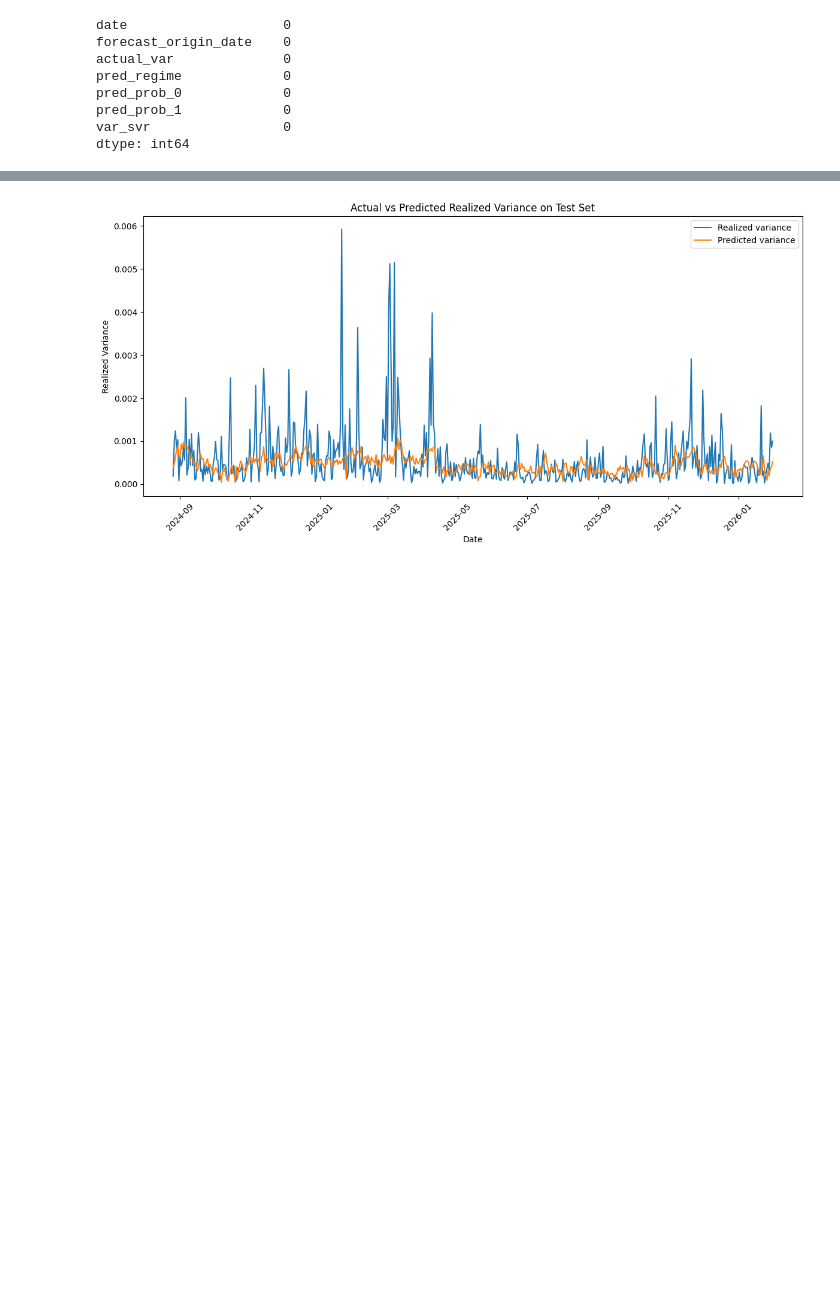
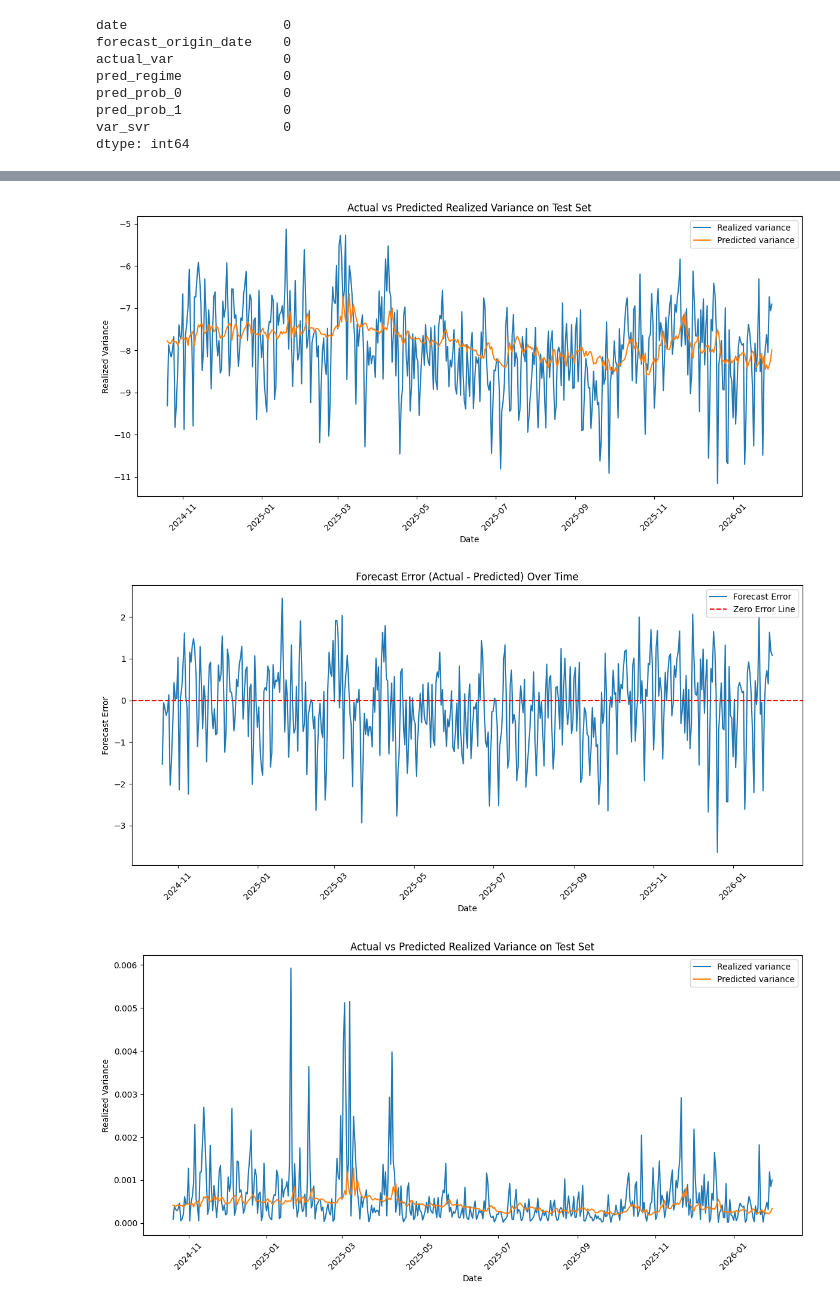
Before and after one commit to Therulow/DSE4211-GRP13, a Jupyter notebook: lstm-regimeaware/lstm_regime6.ipynb, the cells around one changed output, grey strips where cells are left out. Cells and saved outputs as stored; diff of their text form; code cells hidden in the pictures; blank space fills up the shorter version.

Commit message:
update using log(variance)

```diff
--- a/lstm-regimeaware/lstm_regime6.ipynb
+++ b/lstm-regimeaware/lstm_regime6.ipynb
@@ -147,12 +163,12 @@ def create_rolling_scaled_sequences_range(
 ):
     X, y, dates = [], [], []
 
-    first_valid_idx = max(start_idx, lookback, scale_window)
+    first_valid_idx = max(start_idx, lookback - 1, scale_window - 1)
 
     for t in range(first_valid_idx, end_idx - 1):
 
-        hist_window = df[feature_cols].iloc[t - scale_window:t]
-        seq_window = df[feature_cols].iloc[t - lookback:t]
+        hist_window = df[feature_cols].iloc[t - scale_window + 1:t + 1]
+        seq_window = df[feature_cols].iloc[t - lookback + 1:t + 1]
 
         target = df[target_col].iloc[t + 1]
 
@@ -757,7 +695,7 @@ for i, params in enumerate(lstm_param_grid, 1):
             start_idx=evalB_start_idx,
             end_idx=evalB_end_idx,
             x_feature_cols=svr_features,
-            realized_var_col="realized_variance",
+            realized_var_col="log_realized_variance",
             date_col="date",
             rolling_window=stage2_window,
             kernel=fixed_svr_params["kernel"],
@@ -768,7 +706,7 @@ for i, params in enumerate(lstm_param_grid, 1):
         )
 
         evalB_rmse = rmse(evalB_stage2["actual_var"], evalB_stage2["var_svr"])
-        evalB_qlike = qlike(evalB_stage2["actual_var"], evalB_stage2["var_svr"])
+        evalB_qlike = qlike2(evalB_stage2["actual_var"], evalB_stage2["var_svr"])
         n_evalB_forecasts = evalB_stage2["var_svr"].notna().sum()
 
         lstm_results.append({
@@ -942,7 +869,7 @@ for i, params in enumerate(svr_param_grid, 1):
             start_idx=evalB_start_idx,
             end_idx=evalB_end_idx,
             x_feature_cols=svr_features,
-            realized_var_col="realized_variance",
+            realized_var_col="log_realized_variance",
             date_col="date",
             rolling_window=365,
             C=C,
@@ -953,7 +880,7 @@ for i, params in enumerate(svr_param_grid, 1):
         )
 
         evalB_rmse = rmse(evalB_svr["actual_var"], evalB_svr["var_svr"])
-        evalB_qlike = qlike(evalB_svr["actual_var"], evalB_svr["var_svr"])
+        evalB_qlike = qlike2(evalB_svr["actual_var"], evalB_svr["var_svr"])
         n_evalB_forecasts = evalB_svr["var_svr"].notna().sum()
 
         svr_results.append({
@@ -1020,7 +947,7 @@ test_svr = rolling_lstm_svr_linear_eval(
     start_idx=test_start_idx,
     end_idx=test_end_idx,
     x_feature_cols=svr_features,
-    realized_var_col="realized_variance",
+    realized_var_col="log_realized_variance",
     date_col="date",
     rolling_window=365,
     C=float(best_svr_params["C"]),
@@ -1031,7 +958,7 @@ test_svr = rolling_lstm_svr_linear_eval(
 )
 
 test_rmse = rmse(test_svr["actual_var"], test_svr["var_svr"])
-test_qlike = qlike(test_svr["actual_var"], test_svr["var_svr"])
+test_qlike = qlike2(np.exp(test_svr["actual_var"]), np.exp(test_svr["var_svr"]))
 
 print("Final Test RMSE :", test_rmse)
 print("Final Test QLIKE:", test_qlike)
@@ -1072,16 +999,45 @@ test_svr.head()
 # %%
 # plot actual vs predicted variance on test set
 import matplotlib.pyplot as plt
 test_svr['date'] = pd.to_datetime(test_svr['date'])
 plt.figure(figsize=(12,6))
 plt.plot(test_svr["date"], test_svr["actual_var"], label="Realized variance")
 plt.plot(test_svr["date"], test_svr["var_svr"], label="Predicted variance")
 plt.title("Actual vs Predicted Realized Variance on Test Set")
 plt.xlabel("Date")
 plt.ylabel("Realized Variance")
 plt.legend()
 plt.xticks(rotation=45)
 plt.tight_layout()
 plt.show()
+
+# plot errors over time
+test_svr['date'] = pd.to_datetime(test_svr['date'])
+test_svr['error'] = test_svr["actual_var"] - test_svr["var_svr"]
+plt.figure(figsize=(12,6))
+plt.plot(test_svr["date"], test_svr["error"], label="Forecast Error")
+plt.axhline(0, color='red', linestyle='--', label="Zero Error Line")
+plt.title("Forecast Error (Actual - Predicted) Over Time")
+plt.xlabel("Date")
+plt.ylabel("Forecast Error")
+plt.legend()
+plt.xticks(rotation=45)
+plt.tight_layout()
+plt.show()
+
+
+test_svr['date'] = pd.to_datetime(test_svr['date'])
+plt.figure(figsize=(12,6))
+plt.plot(test_svr["date"], np.exp(test_svr["actual_var"]), label="Realized variance")
+plt.plot(test_svr["date"], np.exp(test_svr["var_svr"]), label="Predicted variance")
+plt.title("Actual vs Predicted Realized Variance on Test Set")
+plt.xlabel("Date")
+plt.ylabel("Realized Variance")
+plt.legend()
+plt.xticks(rotation=45)
+plt.tight_layout()
+plt.show()
 # %% [output]
-[figure, old version]
+[figure, new version]
+[figure, added]
+[figure, added]
```
Also changed, not shown: parts of 19 cells of this notebook, 3 other files.
